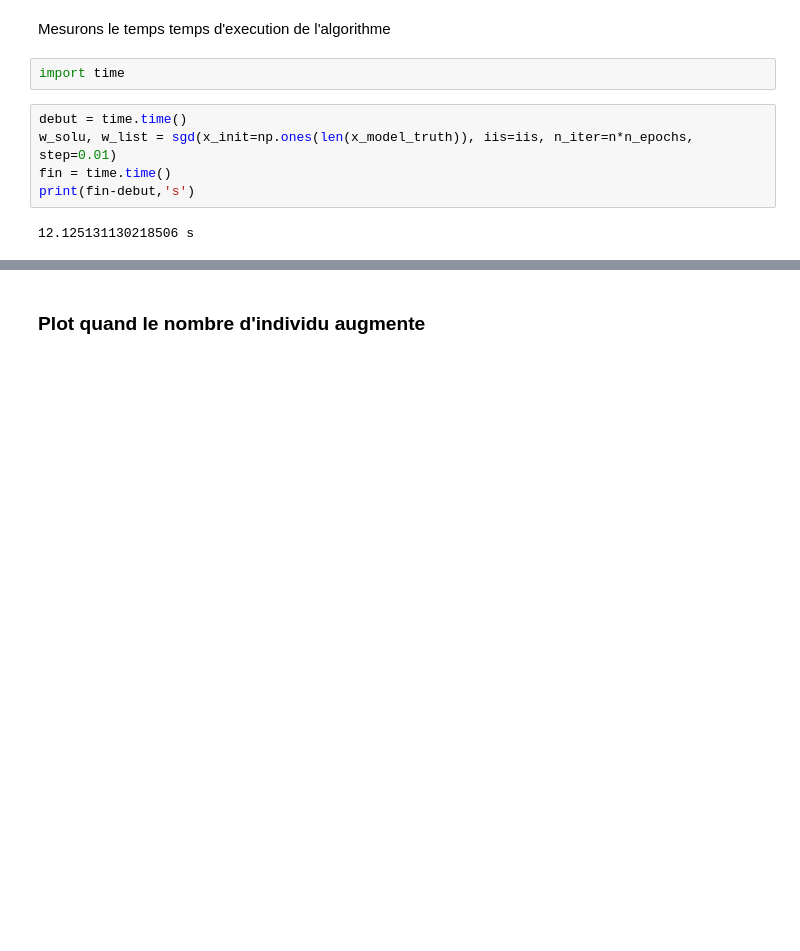
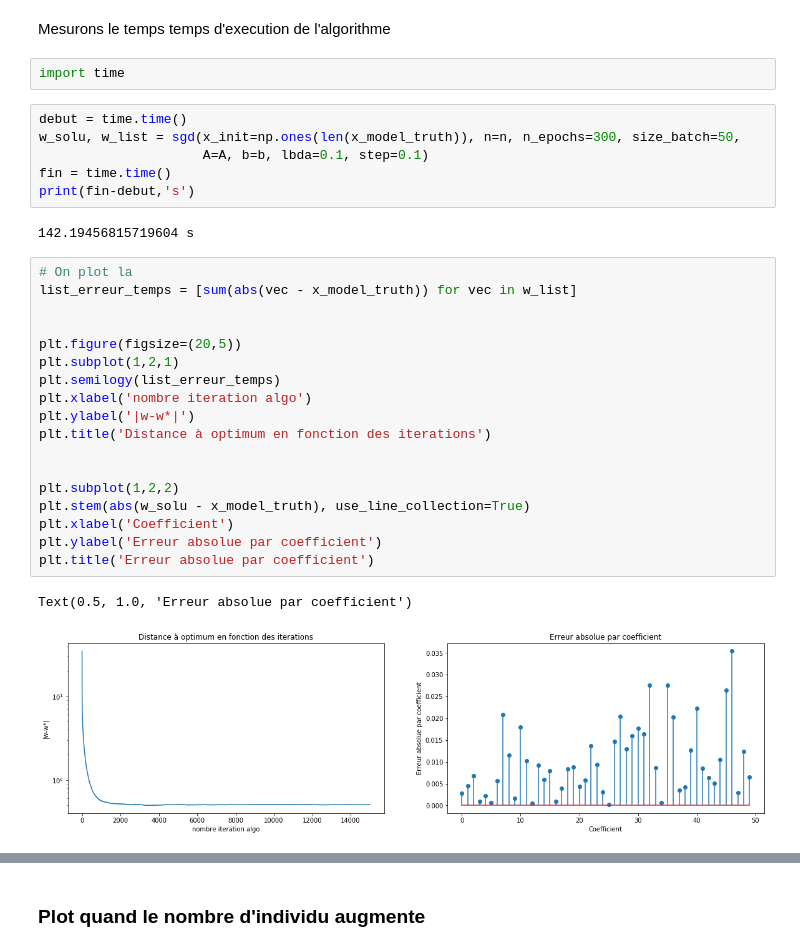
Before and after one commit to EtienneLeNaour/Projet-Para_SGD, a Jupyter notebook: Projet parallélisation.ipynb, the cells around one changed output, grey strips where cells are left out. Cells and saved outputs as stored; diff of their text form; blank space fills up the shorter version.

```diff
--- a/Projet parallélisation.ipynb
+++ b/Projet parallélisation.ipynb
@@ -130,8 +56,30 @@ Mesurons le temps temps d'execution de l'algorithme
 import time
 # %%
 debut = time.time()
-w_solu, w_list = sgd(x_init=np.ones(len(x_model_truth)), iis=iis, n_iter=n*n_epochs, step=0.01)
+w_solu, w_list = sgd(x_init=np.ones(len(x_model_truth)), n=n, n_epochs=300, size_batch=50,
+                     A=A, b=b, lbda=0.1, step=0.1)
 fin = time.time()
 print(fin-debut,'s')
 # %% [output]
-12.125131130218506 s
+142.19456815719604 s
+# %%
+# On plot la
+list_erreur_temps = [sum(abs(vec - x_model_truth)) for vec in w_list]
+
+
+plt.figure(figsize=(20,5))
+plt.subplot(1,2,1)
+plt.semilogy(list_erreur_temps)
+plt.xlabel('nombre iteration algo')
+plt.ylabel('|w-w*|')
+plt.title('Distance à optimum en fonction des iterations')
+
+
+plt.subplot(1,2,2)
+plt.stem(abs(w_solu - x_model_truth), use_line_collection=True)
+plt.xlabel('Coefficient')
+plt.ylabel('Erreur absolue par coefficient')
+plt.title('Erreur absolue par coefficient')
+# %% [output]
+Text(0.5, 1.0, 'Erreur absolue par coefficient')
+[figure, added]
```
Also changed, not shown: parts of 22 cells of this notebook, 3 other files.
